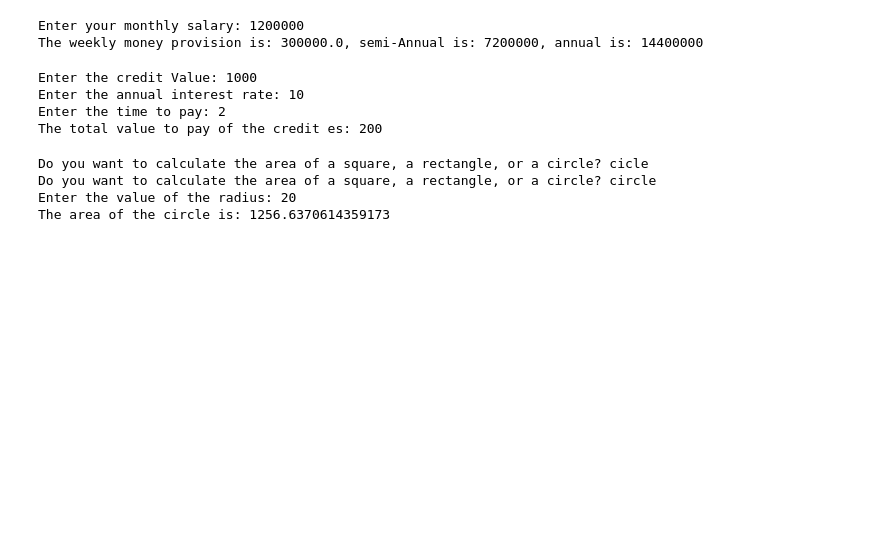
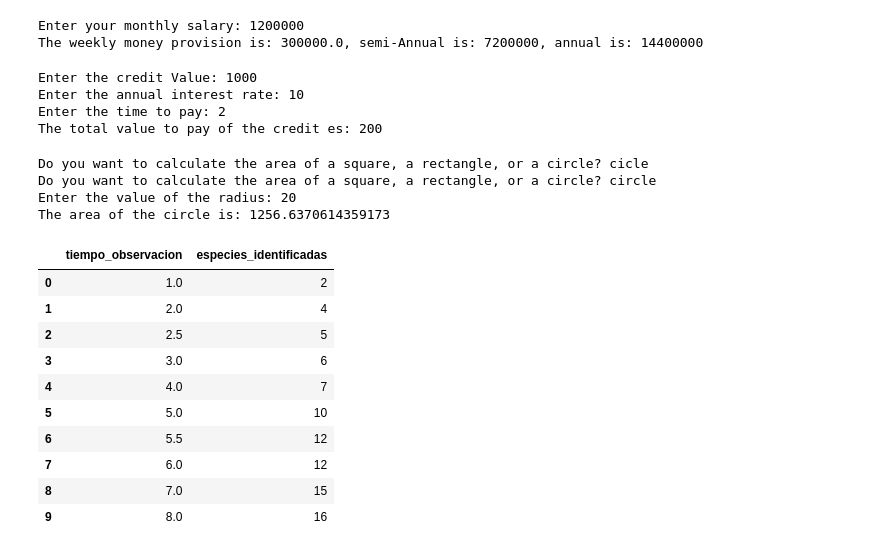
Before and after one commit to YESENIA2012/python-r-data-science, a Jupyter notebook: scripts/intro.ipynb, the cells around one changed output. Drawn from its saved outputs; the diff is of its cells as text; code cells hidden in the pictures; blank space fills up the shorter version.

```diff
--- a/scripts/intro.ipynb
+++ b/scripts/intro.ipynb
@@ -79,3 +79,28 @@ Do you want to calculate the area of a square, a rectangle, or a circle? cicle
 Do you want to calculate the area of a square, a rectangle, or a circle? circle
 Enter the value of the radius: 20
 The area of the circle is: 1256.6370614359173
+# %%
+#Correlación entre la cantidad de tiempo de estudio y el éxito en las notas
+
+import sklearn #machine learning
+import numpy as np #Hacer operaciones matemáticas
+import matplotlib.pyplot as plt
+import pandas as pd #manipular data
+
+data = {'tiempo_observacion': [1,2,2.5,3,4,5,5.5,6,7,8],
+        'especies_identificadas': [2,4,5,6,7,10,12,12,15,16]}
+
+df = pd.DataFrame(data)
+df
+# %% [output]
+|  | tiempo_observacion | especies_identificadas |
+| 0 | 1.0 | 2 |
+| 1 | 2.0 | 4 |
+| 2 | 2.5 | 5 |
+| 3 | 3.0 | 6 |
+| 4 | 4.0 | 7 |
+| 5 | 5.0 | 10 |
+| 6 | 5.5 | 12 |
+| 7 | 6.0 | 12 |
+| 8 | 7.0 | 15 |
+| 9 | 8.0 | 16 |
```
Also changed, not shown: parts of 3 cells of this notebook, 2 other files.
